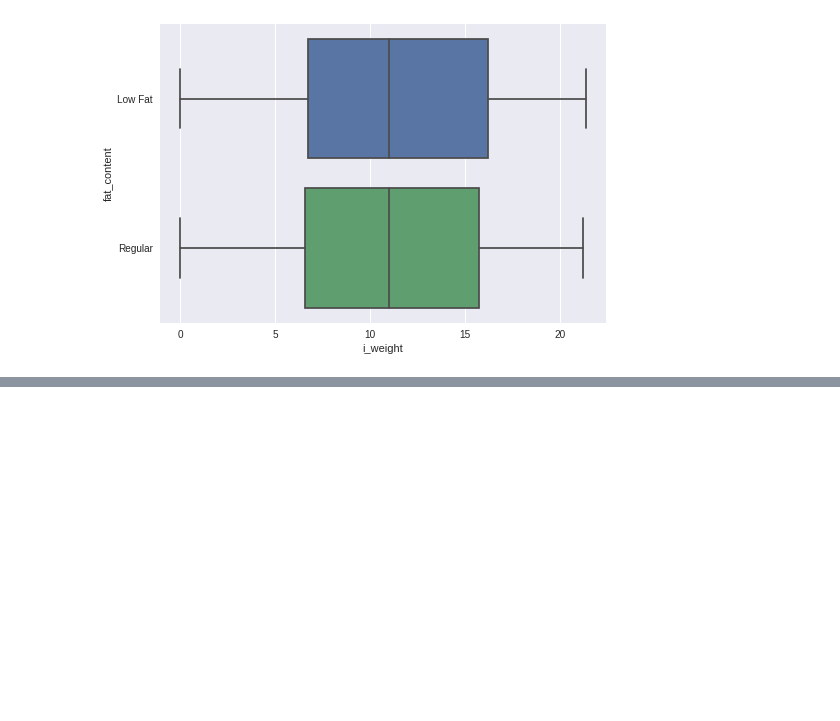
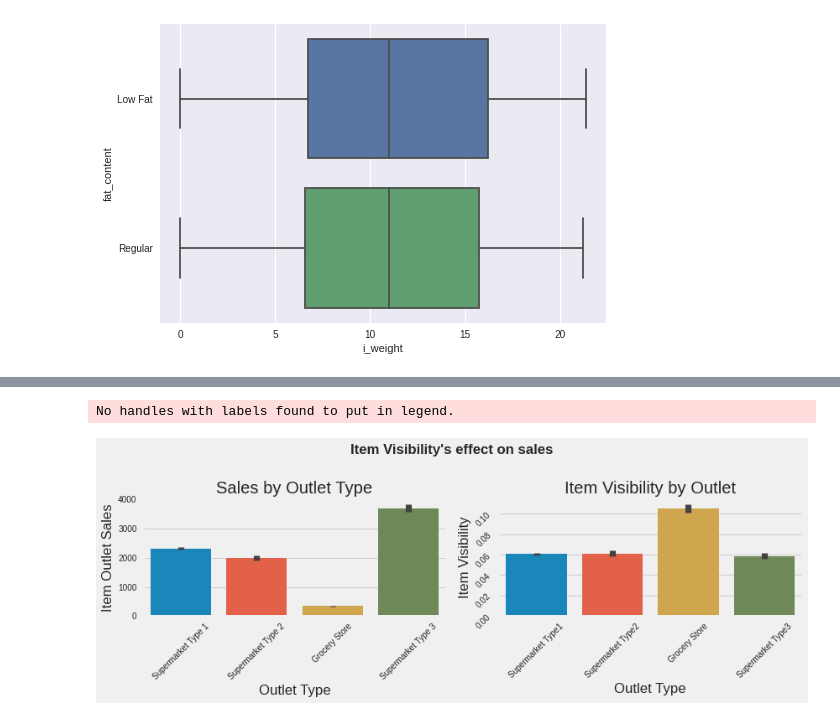
Before and after one commit to Jkhou1000/Market-Project, a Jupyter notebook: Project_1.ipynb, the cells around one changed output, grey strips where cells are left out. Drawn from its saved outputs; the diff is of its cells as text; code cells hidden in the pictures; blank space fills up the shorter version.

```diff
--- a/Project_1.ipynb
+++ b/Project_1.ipynb
@@ -378,0 +390,23 @@ sns.heatmap(corr, cmap="Reds")
+# %%
+fig, axes = plt.subplots(ncols=2, figsize=(12,4))
+plt.style.use('fivethirtyeight')
+labelso= ['Supermarket Type 1', 'Supermarket Type 2', 'Grocery Store', 'Supermarket Type 3']
+sns.barplot(data=df_food, x='o_type', y='io_sales',ax=axes[0])
+axes[0].set_title("Sales by Outlet Type")
+axes[0].set_xlabel('Outlet Type')
+axes[0].set_ylabel('Item Outlet Sales')
+axes[0].set_xticklabels(labels = labelso , rotation=45)
+axes[0].legend()
+sns.barplot(data = df_food, x="o_type", y='i_visibility', ax=axes[1])
+axes[1].set_title("Item Visibility by Outlet")
+axes[1].set_xlabel('Outlet Type')
+axes[1].set_ylabel('Item Visibility')
+plt.tick_params(rotation=45)
+
+fig.suptitle("Item Visibility's effect on sales", Fontsize = 15, fontweight = "bold", y=1.10)
+fig.tight_layout()
+#these graphs show off in a more organized manner the sales they have and their item's visibility
+#This gives us an easier time seeing the visibility has little to no correlation on its sales
+# %% [output]
+No handles with labels found to put in legend.
+[figure, added]
```
Also changed, not shown: parts of 4 cells of this notebook.
